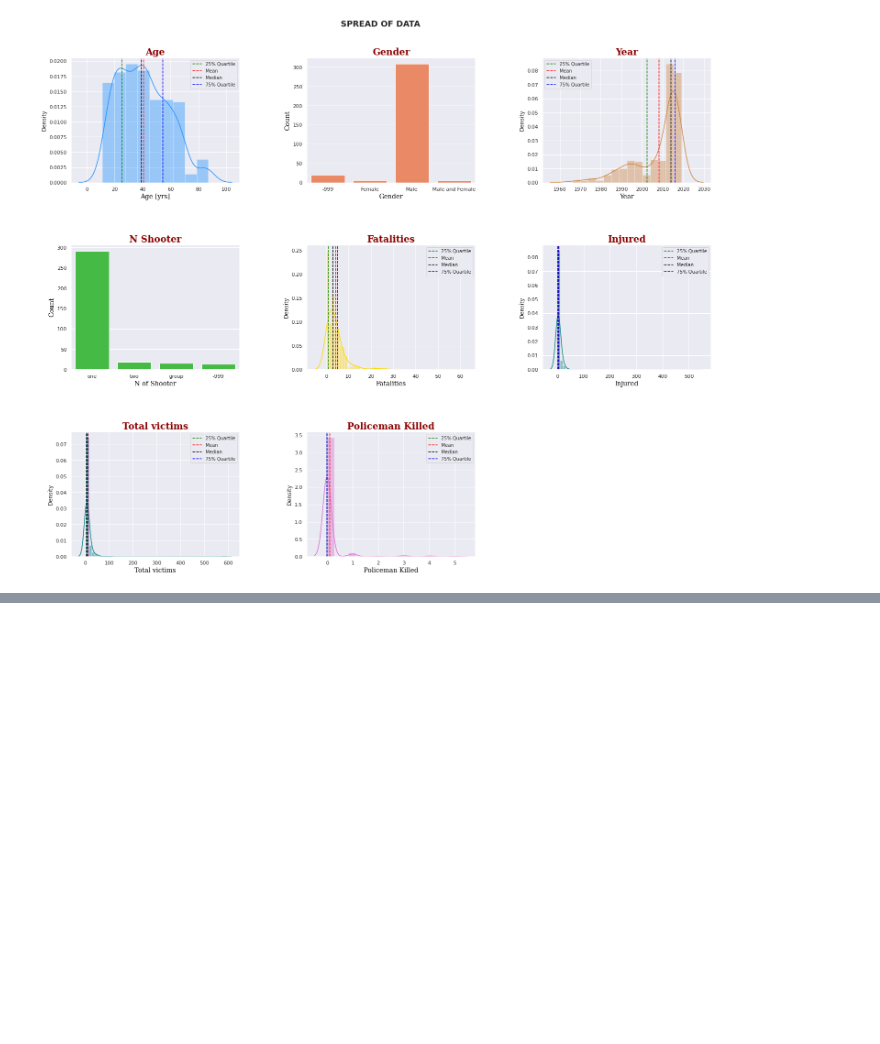
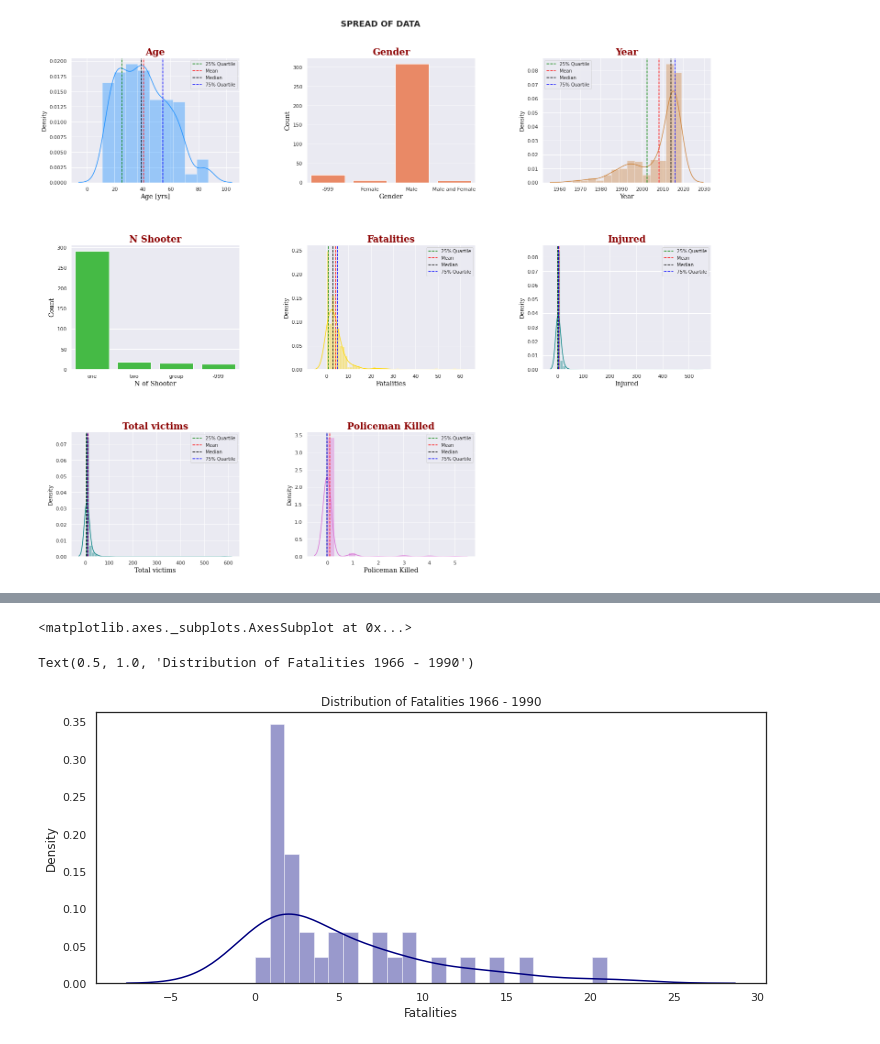
Before and after one commit to Antonio-Martinez-Sanchez/Capstone-Thinkful-Excel, a Jupyter notebook: Final_Capstone_Thinkful.ipynb, the cells around one changed output, grey strips where cells are left out. Drawn from its saved outputs; the diff is of its cells as text; code cells hidden in the pictures; blank space fills up the shorter version.

```diff
--- a/Final_Capstone_Thinkful.ipynb
+++ b/Final_Capstone_Thinkful.ipynb
@@ -601,3 +616,6 @@ ax7.set_xlabel('Policeman Killed', fontdict=axlab_dict);
 ax7.legend(fontsize=10);
 # %% [output]
 [figure]
+# %%
+before_1991 = df[df["Year"] < 1991]
+after_1991 =  df[df["Year"] >= 1991]
@@ -603,0 +646,8 @@ ax7.legend(fontsize=10);
+# %%
+fig, ax = plt.subplots(1,figsize=(12,5))
+sns.distplot(before_1991['Fatalities'], bins=24, color='navy')
+ax.set_title('Distribution of Fatalities 1966 - 1990')
+# %% [output]
+<matplotlib.axes._subplots.AxesSubplot at 0x...>
+Text(0.5, 1.0, 'Distribution of Fatalities 1966 - 1990')
+[figure, added]
```
Also changed, not shown: parts of 10 cells of this notebook.
